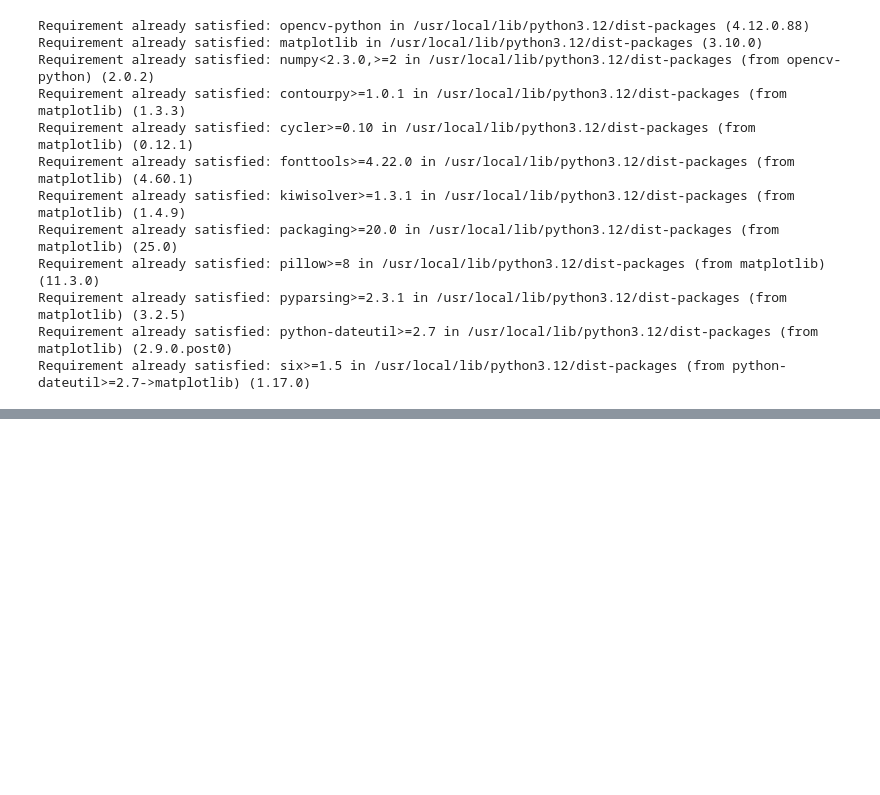
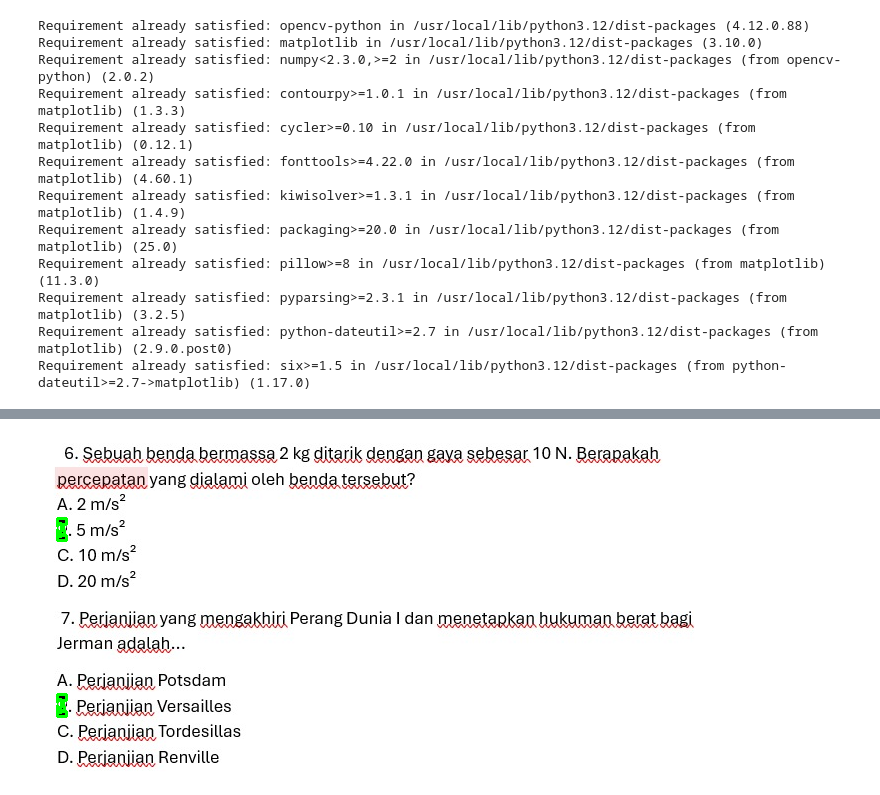
Before and after one commit to signofcommunication/Tugas-Matana-University, a Jupyter notebook: Deteksi_Jawaban.ipynb, the cells around one changed output, grey strips where cells are left out. Saved outputs shown, nothing was run; the diff lists cells and outputs as text; code cells hidden in the pictures; blank space fills up the shorter version.

```diff
--- a/Deteksi_Jawaban.ipynb
+++ b/Deteksi_Jawaban.ipynb
@@ -137,0 +21,98 @@ A : 1
+# %%
+import cv2
+import numpy as np
+from google.colab import files
+from google.colab.patches import cv2_imshow
+
+# Kunci jawaban untuk 5 pertanyaan (ubah sesuai kebutuhan)
+kunci_jawaban = ['a', 'b', 'c', 'd', 'e']
+
+# Fungsi untuk mendeteksi jawaban dari gambar
+def deteksi_jawaban(image_path):
+    # Baca gambar
+    img = cv2.imread(image_path)
+    if img is None:
+        print("Gagal membaca gambar!")
+        return None, None
+
+    # Konversi ke grayscale
+    gray = cv2.cvtColor(img, cv2.COLOR_BGR2GRAY)
+
+    # Terapkan Gaussian Blur untuk kurangi noise
+    gray = cv2.GaussianBlur(gray, (5, 5), 0)
+
+    # Thresholding untuk binerisasi (asumsi background putih)
+    _, thresh = cv2.threshold(gray, 140, 255, cv2.THRESH_BINARY_INV)
+
+    # Temukan kontur (lingkaran)
+    contours, _ = cv2.findContours(thresh, cv2.RETR_EXTERNAL, cv2.CHAIN_APPROX_SIMPLE)
+
+    # Asumsi: 5 pertanyaan vertikal, masing-masing punya 5 pilihan horizontal (a b c d e)
+    jawaban_terdeteksi = []
+    height, width = gray.shape
+    pertanyaan_height = height // 5  # Bagi tinggi gambar menjadi 5 bagian untuk 5 pertanyaan
+
+    for i in range(5):  # Untuk setiap pertanyaan
+        y_start = i * pertanyaan_height
+        y_end = (i + 1) * pertanyaan_height
+        pilihan = None
+
+        for cnt in contours:
+            # Filter kontur yang mirip lingkaran
+            approx = cv2.approxPolyDP(cnt, 0.01 * cv2.arcLength(cnt, True), closed=True)
+            area = cv2.contourArea(cnt)
+            (x, y, w, h) = cv2.boundingRect(cnt)
+
+            # Cek jika kontur di wilayah pertanyaan ini dan mirip lingkaran
+            if y_start < y < y_end and area > 100 and len(approx) > 5 and 0.7 < w/h < 1.3:
+                # Tentukan posisi horizontal untuk map ke a/b/c/d/e
+                pos_x = x / width
+                if pos_x < 0.2:
+                    pilihan = 'a'
+                elif pos_x < 0.4:
+                    pilihan = 'b'
+                elif pos_x < 0.6:
+                    pilihan = 'c'
+                elif pos_x < 0.8:
+                    pilihan = 'd'
+                else:
+                    pilihan = 'e'
+                break  # Asumsi hanya satu lingkaran per pertanyaan
+
+        jawaban_terdeteksi.append(pilihan if pilihan else 'Tidak terdeteksi')
+
+    # Gambar kontur pada gambar asli untuk visualisasi
+    img_with_contours = img.copy()
+    for cnt in contours:
+        approx = cv2.approxPolyDP(cnt, 0.01 * cv2.arcLength(cnt, True), closed=True)
+        if len(approx) > 5 and cv2.contourArea(cnt) > 100:
+            cv2.drawContours(img_with_contours, [cnt], -1, (0, 255, 0), 2)
+
+    return jawaban_terdeteksi, img_with_contours
+
+# Unggah gambar
+print("Unggah gambar lembar jawaban (.jpg atau .png):")
+uploaded = files.upload()
+
+# Proses gambar yang diunggah
+if uploaded:
+    image_path = list(uploaded.keys())[0]
+    jawaban, img_with_contours = deteksi_jawaban(image_path)
+
+    # Tampilkan gambar dengan kontur terdeteksi
+    if img_with_contours is not None:
+        print("\nGambar dengan lingkaran terdeteksi:")
+        cv2_imshow(img_with_contours)
+
+    # Tampilkan hasil deteksi
+    if jawaban:
+        benar = 0
+        salah = 0
+        for i in range(5):
+            if jawaban[i] == kunci_jawaban[i]:
+                benar += 1
+            else:
+                salah += 1
+else:
+    print("Tidak ada gambar yang diunggah!")
+# %% [output]
@@ -137,0 +124 @@ A : 1
+[figure, added]
```
Also changed, not shown: parts of 2 cells of this notebook.
